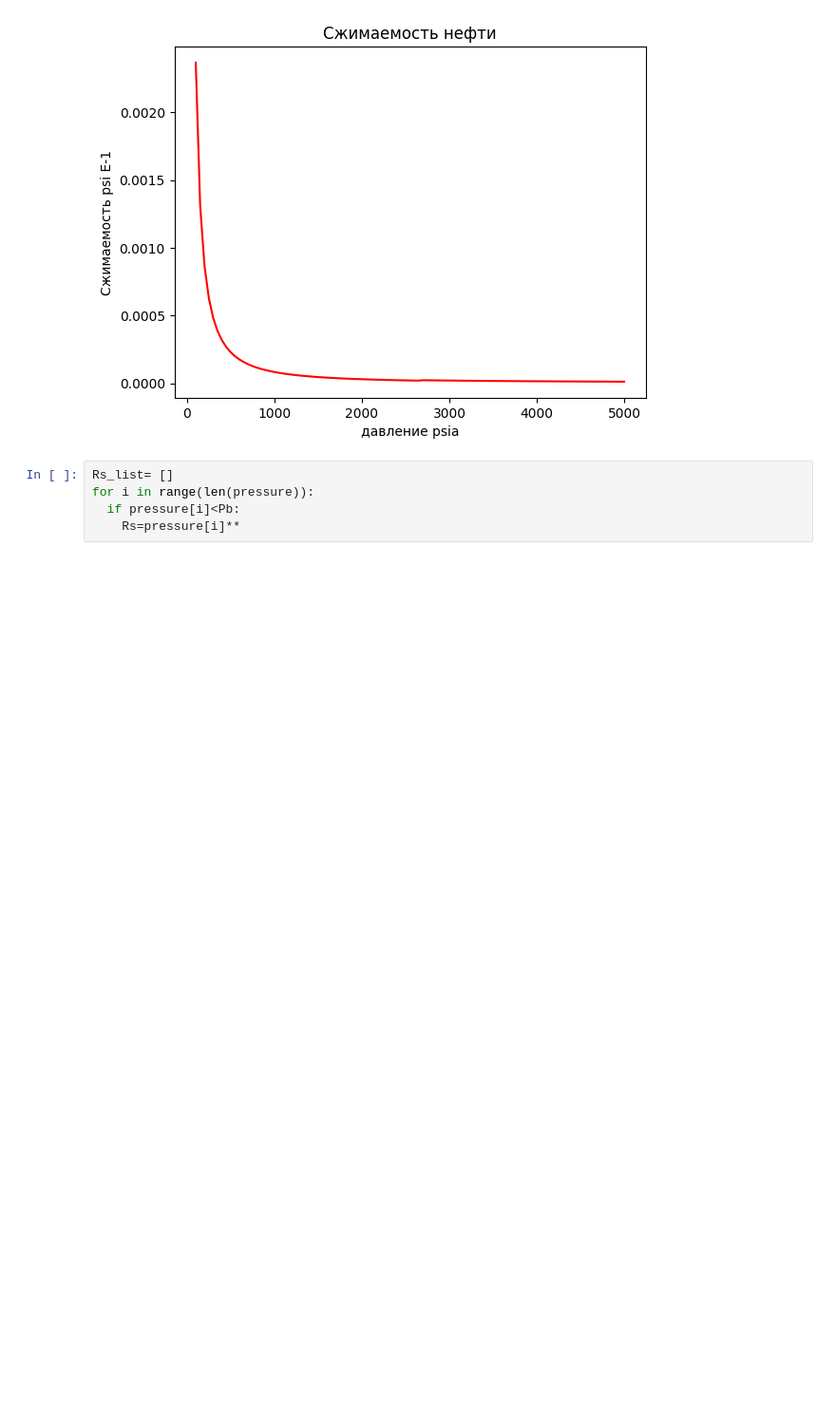
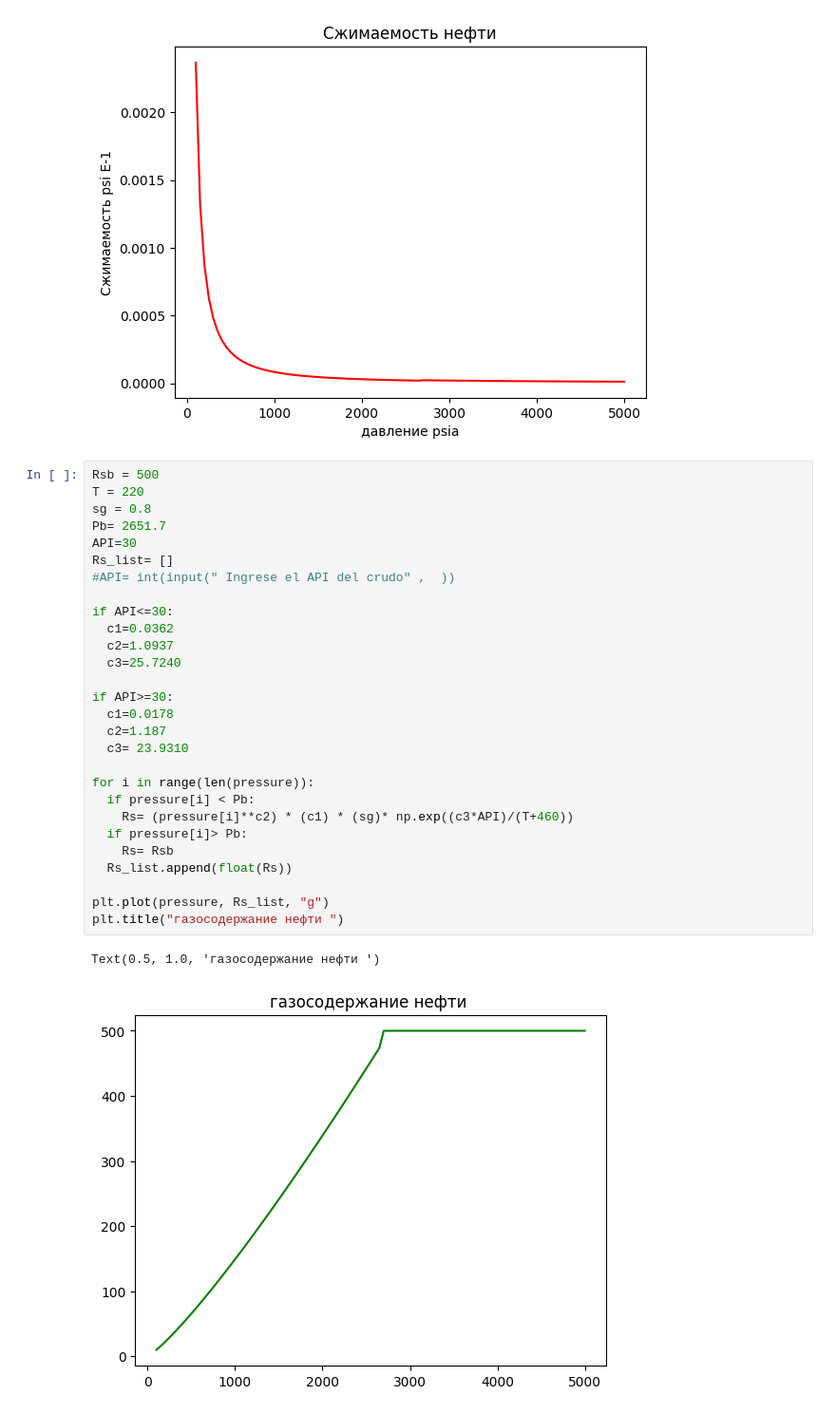
Before and after one commit to edisonc57/exercises, a Jupyter notebook: расчеты_свойств_нефти_.ipynb, the cells around one changed output. Shown at 95% size. Cells and saved outputs as stored; diff of their text form; blank space fills up the shorter version.

```diff
--- a/расчеты_свойств_нефти_.ipynb
+++ b/расчеты_свойств_нефти_.ipynb
@@ -50,8 +50,34 @@ Coil_dataframe.head()
 | 3 | 250 | 0.000627 |
 | 4 | 300 | 0.000481 |
 [figure]
-# %%
-Rs_list= []
-for i in range(len(pressure)):
-  if pressure[i]<Pb:
-    Rs=pressure[i]**
+# %%
+Rsb = 500
+T = 220
+sg = 0.8
+Pb= 2651.7
+API=30
+Rs_list= []
+#API= int(input(" Ingrese el API del crudo" ,  ))
+
+if API<=30:
+  c1=0.0362
+  c2=1.0937
+  c3=25.7240
+
+if API>=30:
+  c1=0.0178
+  c2=1.187
+  c3= 23.9310
+
+for i in range(len(pressure)):
+  if pressure[i] < Pb:
+    Rs= (pressure[i]**c2) * (c1) * (sg)* np.exp((c3*API)/(T+460))
+  if pressure[i]> Pb:
+    Rs= Rsb
+  Rs_list.append(float(Rs))
+
+plt.plot(pressure, Rs_list, "g")
+plt.title("газосодержание нефти ")
+# %% [output]
+Text(0.5, 1.0, 'газосодержание нефти ')
+[figure, added]
```
